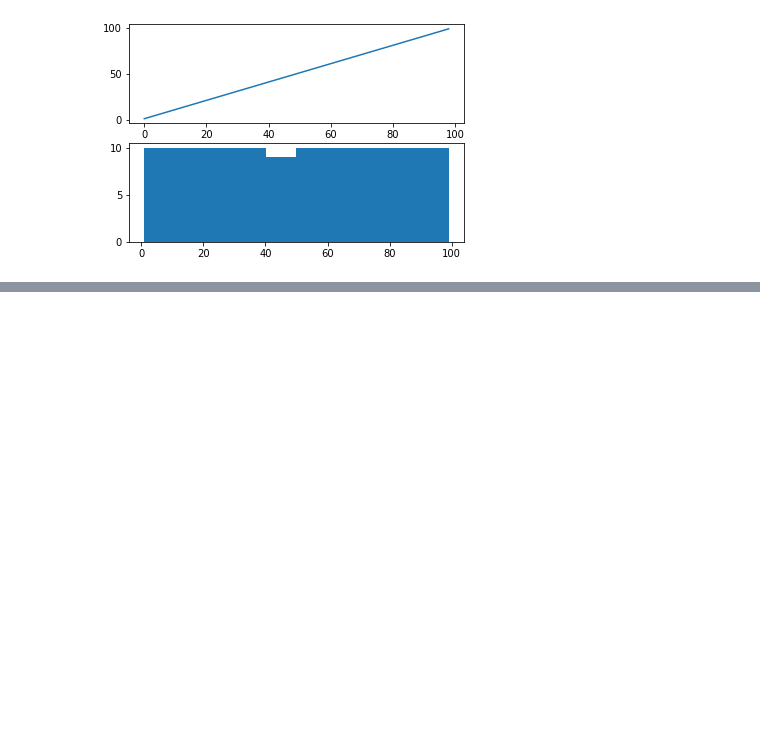
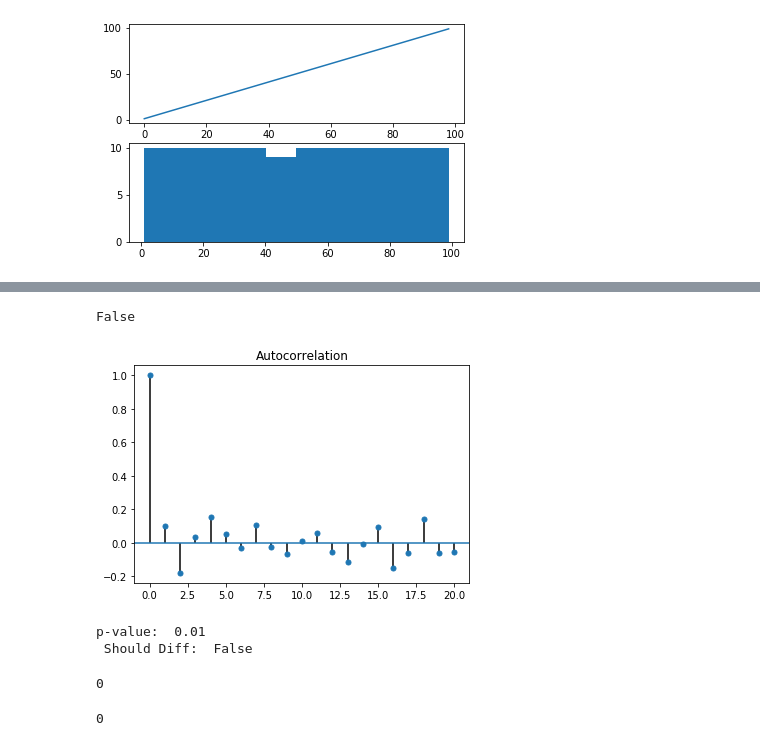
Before and after one commit to pedroblossbraga/Statistics-Python, a Jupyter notebook: ARIMA_Research_IN_PROGRESS.ipynb, the cells around one changed output, grey strips where cells are left out. Drawn from its saved outputs; the diff is of its cells as text; code cells hidden in the pictures; blank space fills up the shorter version.

```diff
--- a/ARIMA_Research_IN_PROGRESS.ipynb
+++ b/ARIMA_Research_IN_PROGRESS.ipynb
@@ -566,0 +735,23 @@ pyplot.show()
+# %%
+import pmdarima as pm
+
+ts = cria_ts()
+
+p, s = checa_estacionariedade(ts.values, return_p_value=True, acf=True)
+print('p-value: ', p,'\n',
+      'Should Diff: ', s)
+# %% [output]
+False
+[figure, added]
+p-value:  0.01
+ Should Diff:  False
+# %%
+n_adf = ndiffs(ts.values, test='adf')
+n_adf
+# %% [output]
+0
+# %%
+n_adf = estima_n_diff(ts.values, 'adf')
+n_adf
+# %% [output]
+0
```
Also changed, not shown: parts of 27 cells of this notebook.
